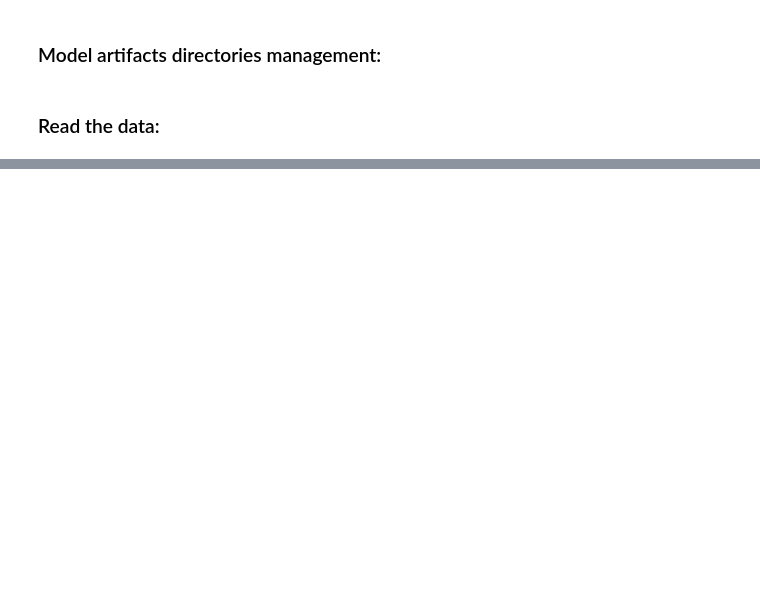
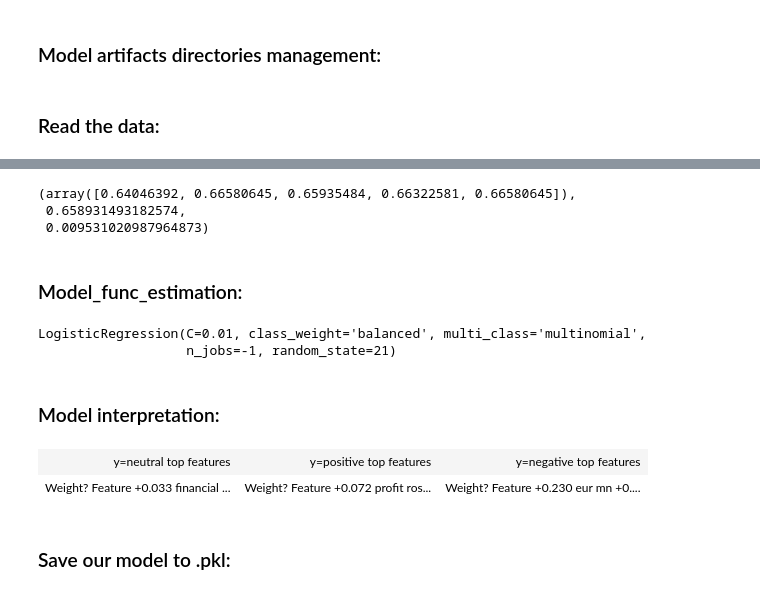
Before and after one commit to Siergiej-Gusiew/bitcoin_sentiment, a Jupyter notebook: notebooks/model.ipynb, the cells around one changed output, grey strips where cells are left out. Saved outputs shown, nothing was run; the diff lists cells and outputs as text; code cells hidden in the pictures; blank space fills up the shorter version.

Commit message:
Quick EDA and fit of a base model (tf-idf + logreg) in Jupyter Notebook

```diff
--- a/notebooks/model.ipynb
+++ b/notebooks/model.ipynb
@@ -56,0 +85,7 @@ Name: Sentiment, dtype: float64
+# %%
+vectorizer = TfidfVectorizer(
+    stop_words="english", ngram_range=(2, 2), lowercase=True, max_features=8000
+)
+# %%
+X_train_vectorized = vectorizer.fit_transform(X_train)
+X_test_vectorized = vectorizer.transform(X_test)
@@ -56,0 +98,9 @@ Name: Sentiment, dtype: float64
+# %%
+logreg = LogisticRegression(
+    C=0.01,
+    solver="lbfgs",
+    multi_class="multinomial",
+    class_weight="balanced",
+    random_state=rnd_seed,
+    n_jobs=-1,
+)
@@ -56,0 +115,31 @@ Name: Sentiment, dtype: float64
+# %%
+crossval_res, crossval_res.mean(), crossval_res.std()
+# %% [output]
+(array([0.64046392, 0.66580645, 0.65935484, 0.66322581, 0.66580645]),
+ 0.658931493182574,
+ 0.009531020987964873)
+# %% [markdown]
+### Model_func_estimation:
+# %%
+logreg.fit(X_train_vectorized, y_train)
+# %% [output]
+LogisticRegression(C=0.01, class_weight='balanced', multi_class='multinomial',
+                   n_jobs=-1, random_state=21)
+# %% [markdown]
+### Model interpretation:
+# %%
+keys = [0, 1, 2]
+vals = ["neutral", "positive", "negative"]
+y_dict = dict(zip(keys, vals))
+
+eli5.show_weights(
+    estimator=logreg,
+    target_names=y_dict,
+    feature_names=list(vectorizer.get_feature_names()),
+    top=(25, 10),
+)
+# %% [output]
+| y=neutral top features | y=positive top features | y=negative top features |
+| Weight? Feature +0.033 financial ... | Weight? Feature +0.072 profit ros... | Weight? Feature +0.230 eur mn +0.... |
+# %% [markdown]
+### Save our model to .pkl:
```
Also changed, not shown: parts of 19 cells of this notebook, 4 other files.
